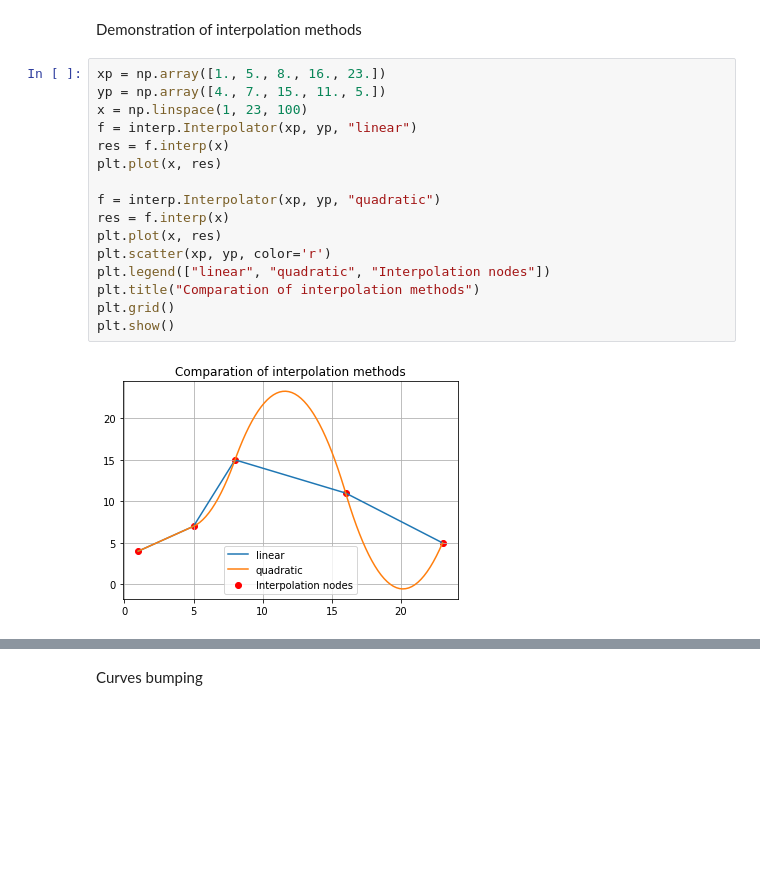
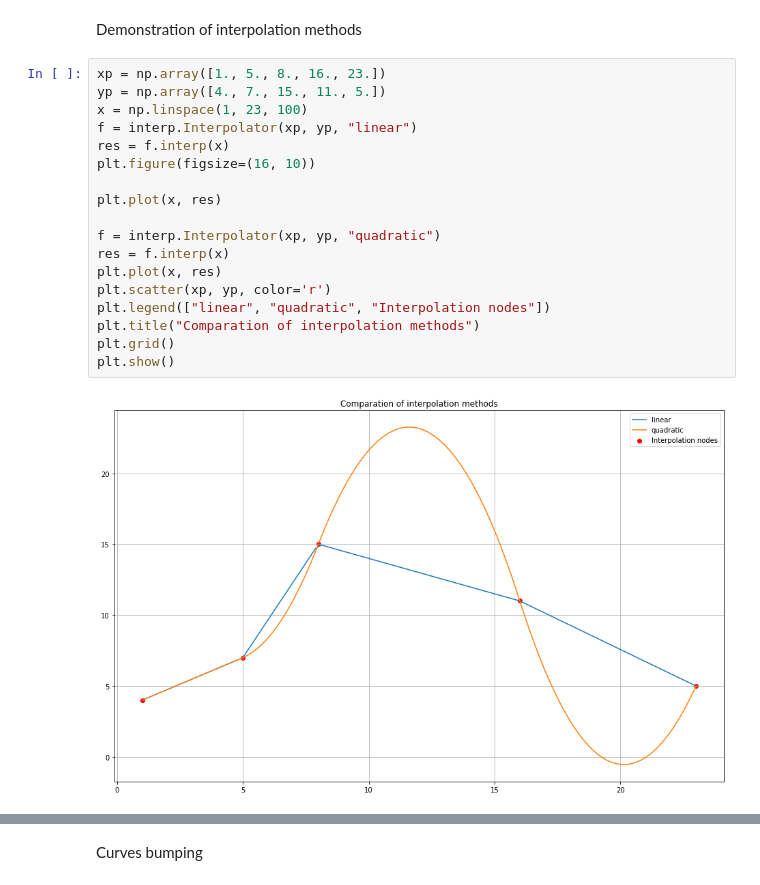
Before and after one commit to Center-for-Mathematical-Finance/cmf_rateslib, a Jupyter notebook: notebooks/Curves/test_graphs.ipynb, the cells around one changed output, grey strips where cells are left out. Saved outputs shown, nothing was run; the diff lists cells and outputs as text; blank space fills up the shorter version.

Commit message:
visualisation

```diff
--- a/notebooks/Curves/test_graphs.ipynb
+++ b/notebooks/Curves/test_graphs.ipynb
@@ -20,21 +20,23 @@ Demonstration of interpolation methods
 # %%
 xp = np.array([1., 5., 8., 16., 23.])
 yp = np.array([4., 7., 15., 11., 5.])
 x = np.linspace(1, 23, 100)
 f = interp.Interpolator(xp, yp, "linear")
 res = f.interp(x)
+plt.figure(figsize=(16, 10))
+
 plt.plot(x, res)
 
 f = interp.Interpolator(xp, yp, "quadratic")
 res = f.interp(x)
 plt.plot(x, res)
 plt.scatter(xp, yp, color='r')
 plt.legend(["linear", "quadratic", "Interpolation nodes"])
 plt.title("Comparation of interpolation methods")
 plt.grid()
 plt.show()
 # %% [output]
-[figure, old version]
+[figure, new version]
 # %%
 xp = np.array([1., 5., 8., 16., 23.])
 yp = np.exp(np.array([-1., 1., 2., 3., -2.]))
```
Also changed, not shown: parts of 7 cells of this notebook.
